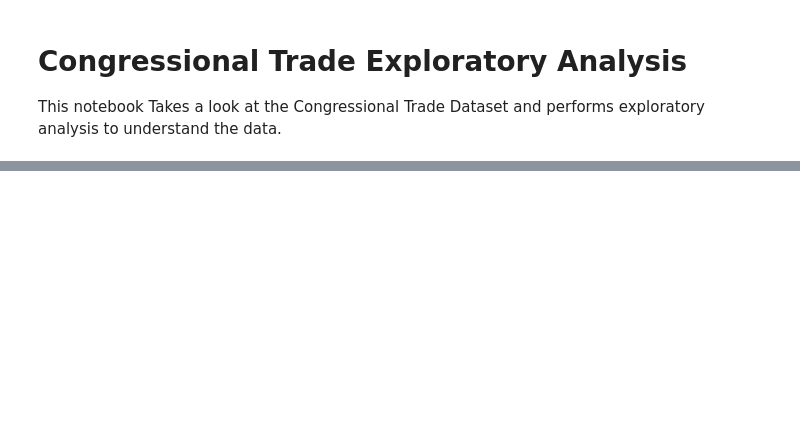
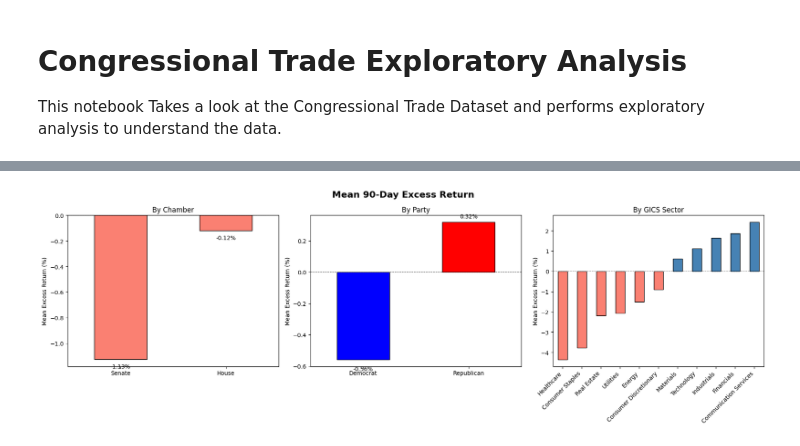
Before and after one commit to wdcannella/congressional-trades-ml, a Jupyter notebook: notebooks/exploratory_analysis.ipynb, the cells around one changed output, grey strips where cells are left out. Cells and saved outputs as stored; diff of their text form; code cells hidden in the pictures; blank space fills up the shorter version.

```diff
--- a/notebooks/exploratory_analysis.ipynb
+++ b/notebooks/exploratory_analysis.ipynb
@@ -286,0 +275,65 @@ Democrat     0.187488   4470
+# %%
+# Mean Excess Return by Chamber, Party, and GICS Sector
+valid = df.dropna(subset=["excess_return_90d"])
+
+chamber_mean = valid.groupby("chamber")["excess_return_90d"].mean().sort_values()
+party_mean = (
+    valid[valid["party"].isin(["Democrat", "Republican"])]
+    .groupby("party")["excess_return_90d"].mean().sort_values()
+)
+sector_mean = (
+    valid[valid["sector"] != "Unknown"]
+    .groupby("sector")["excess_return_90d"].mean().sort_values()
+)
+
+fig, axes = plt.subplots(1, 3, figsize=(18, 6))
+fig.suptitle("Mean 90-Day Excess Return", fontsize=16, fontweight="bold")
+
+# --- Chamber ---
+colors_chamber = ["green" if v >= 0 else "salmon" for v in chamber_mean.values]
+chamber_mean.plot(kind="bar", ax=axes[0], color=colors_chamber, edgecolor="black")
+axes[0].axhline(0, color="black", linewidth=0.8, linestyle="--")
+axes[0].set_title("By Chamber")
+axes[0].set_ylabel("Mean Excess Return (%)")
+axes[0].set_xlabel("")
+axes[0].set_xticklabels(axes[0].get_xticklabels(), rotation=0)
+for bar, val in zip(axes[0].patches, chamber_mean.values):
+    axes[0].text(bar.get_x() + bar.get_width() / 2, val + (0.02 if val >= 0 else -0.08),
+                 f"{val:.2f}%", ha="center", va="bottom", fontsize=10)
+
+# --- Party ---
+colors_party = ["blue" if p == "Democrat" else "red" for p in party_mean.index]
+party_mean.plot(kind="bar", ax=axes[1], color=colors_party, edgecolor="black")
+axes[1].axhline(0, color="black", linewidth=0.8, linestyle="--")
+axes[1].set_title("By Party")
+axes[1].set_ylabel("Mean Excess Return (%)")
+axes[1].set_xlabel("")
+axes[1].set_xticklabels(axes[1].get_xticklabels(), rotation=0)
+for bar, val in zip(axes[1].patches, party_mean.values):
+    axes[1].text(bar.get_x() + bar.get_width() / 2, val + (0.02 if val >= 0 else -0.08),
+                 f"{val:.2f}%", ha="center", va="bottom", fontsize=10)
+
+# --- GICS Sector ---
+colors_sector = ["steelblue" if v >= 0 else "salmon" for v in sector_mean.values]
+sector_mean.plot(kind="bar", ax=axes[2], color=colors_sector, edgecolor="black")
+axes[2].axhline(0, color="black", linewidth=0.8, linestyle="--")
+axes[2].set_title("By GICS Sector")
+axes[2].set_ylabel("Mean Excess Return (%)")
+axes[2].set_xlabel("")
+axes[2].set_xticklabels(axes[2].get_xticklabels(), rotation=45, ha="right")
+
+plt.tight_layout()
+plt.show()
+
+print("Mean 90-Day Excess Return by Chamber:")
+print(valid.groupby("chamber")["excess_return_90d"].agg(["mean", "count"]).round(3))
+print("Mean 90-Day Excess Return by Party:")
+print(valid.groupby("party")["excess_return_90d"].agg(["mean", "count"]).round(3))
+print("Mean 90-Day Excess Return by GICS Sector:")
+print(
+    valid[valid["sector"] != "Unknown"]
+    .groupby("sector")["excess_return_90d"].agg(["mean", "count"])
+    .sort_values("mean", ascending=False).round(3)
+)
+# %% [output]
+[figure, added]
```
Also changed, not shown: parts of 7 cells of this notebook, 9 other files.
